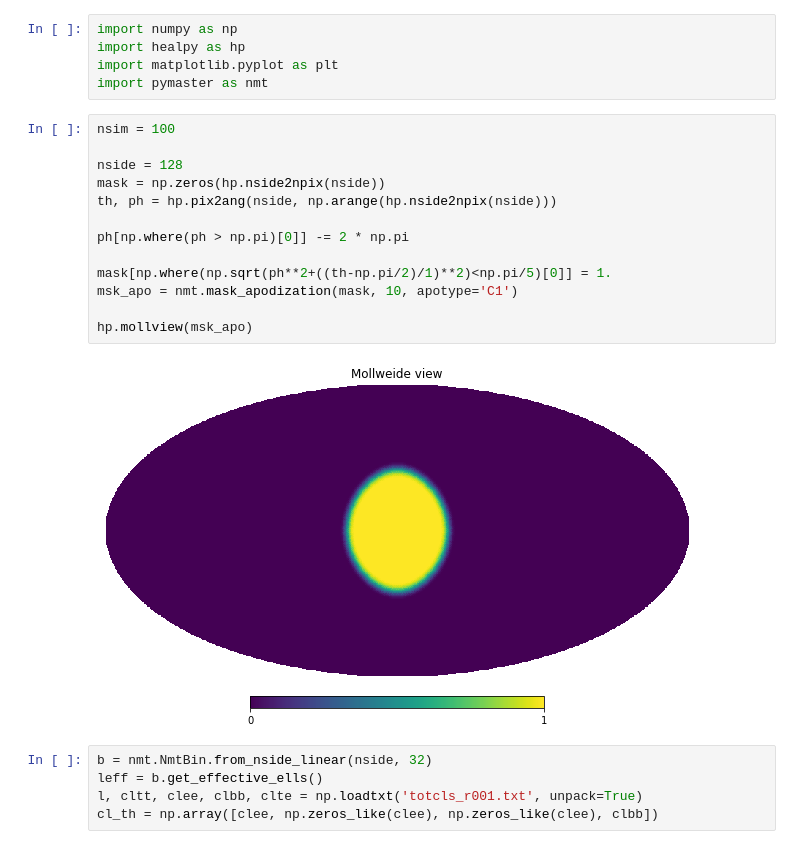
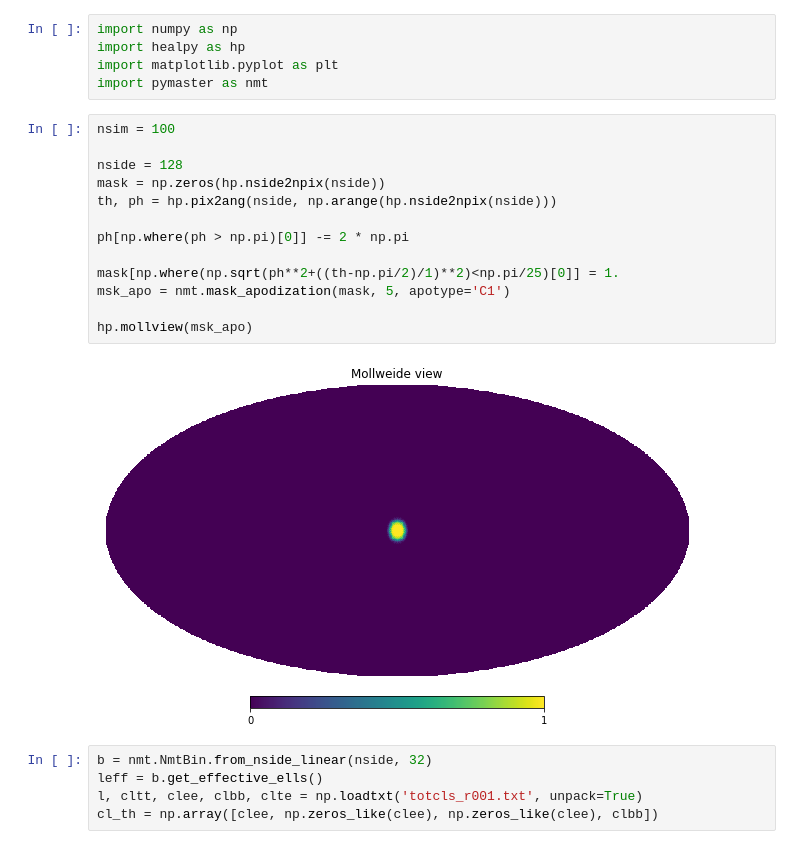
Before and after one commit to catyz/matrix, a Jupyter notebook: pure_eb.ipynb, the cells around one changed output. Cells and saved outputs as stored; diff of their text form.

```diff
--- a/pure_eb.ipynb
+++ b/pure_eb.ipynb
@@ -6,18 +6,18 @@ import pymaster as nmt
 # %%
 nsim = 100
 
 nside = 128
 mask = np.zeros(hp.nside2npix(nside))
 th, ph = hp.pix2ang(nside, np.arange(hp.nside2npix(nside)))
 
 ph[np.where(ph > np.pi)[0]] -= 2 * np.pi
 
-mask[np.where(np.sqrt(ph**2+((th-np.pi/2)/1)**2)<np.pi/5)[0]] = 1.
-msk_apo = nmt.mask_apodization(mask, 10, apotype='C1')
+mask[np.where(np.sqrt(ph**2+((th-np.pi/2)/1)**2)<np.pi/25)[0]] = 1.
+msk_apo = nmt.mask_apodization(mask, 5, apotype='C1')
 
 hp.mollview(msk_apo)
 # %% [output]
-[figure, old version]
+[figure, new version]
 # %%
 b = nmt.NmtBin.from_nside_linear(nside, 32)
 leff = b.get_effective_ells()
```
Also changed, not shown: parts of 2 cells of this notebook.
